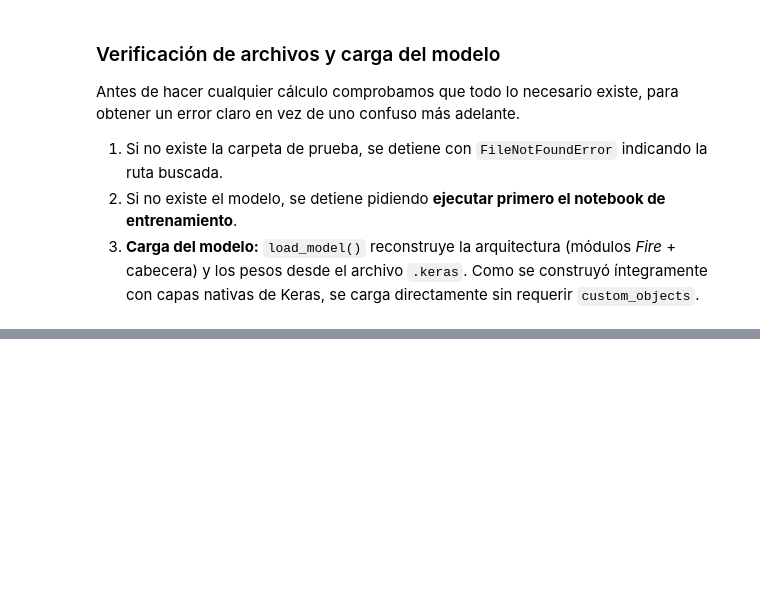
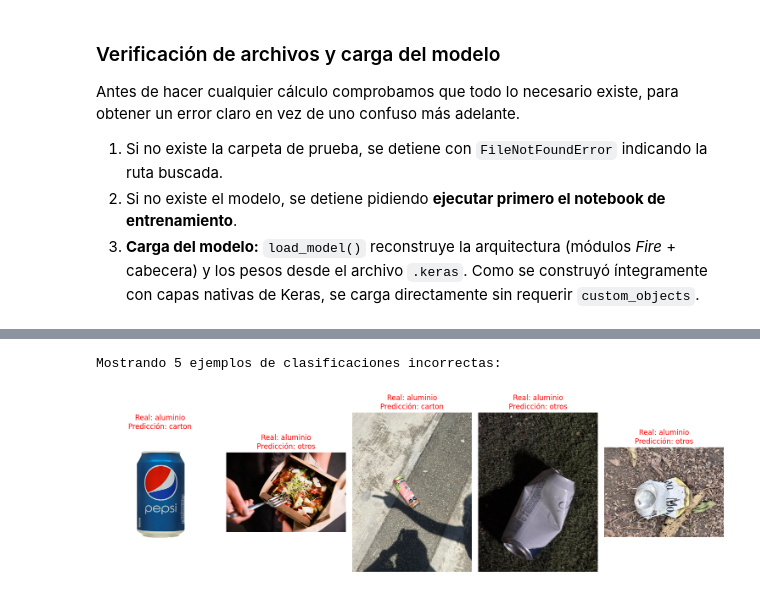
Before and after one commit to LordAguaKate/EntrenamientoIA, a Jupyter notebook: notebooks/SqueezeNet/evaluacion_SqueezeNet.ipynb, the cells around one changed output, grey strips where cells are left out. Cells and saved outputs as stored; diff of their text form; code cells hidden in the pictures; blank space fills up the shorter version.

```diff
--- a/notebooks/SqueezeNet/evaluacion_SqueezeNet.ipynb
+++ b/notebooks/SqueezeNet/evaluacion_SqueezeNet.ipynb
@@ -87,0 +232,6 @@ InternalError: cudaSetDevice() on GPU:0 failed. Status: CUDA-capable device(s) i
+# %%
+# Buscamos dónde la predicción no coincide con la realidad
+errors = np.where(y_pred != y_true)[0]
+
+print(f"\nTotal de errores encontrados: {len(errors)} de {len(y_true)} imágenes reales.")
+print(f"   Precisión Global (Accuracy): {1 - len(errors)/len(y_true):.2%}")
@@ -87,0 +250,32 @@ InternalError: cudaSetDevice() on GPU:0 failed. Status: CUDA-capable device(s) i
+# %%
+# Extraemos las rutas de los archivos reales y los nombres de las clases
+filepaths = test_gen.filepaths
+class_names = list(test_gen.class_indices.keys())
+
+# Cuántos errores queremos ver en pantalla (máximo 5 para no saturar)
+num_errores_a_mostrar = min(5, len(errors))
+
+if num_errores_a_mostrar > 0:
+    print(f"\nMostrando {num_errores_a_mostrar} ejemplos de clasificaciones incorrectas:")
+    plt.figure(figsize=(15, 5))
+
+    for i in range(num_errores_a_mostrar):
+        idx = errors[i]
+        img_path = filepaths[idx]
+
+        etiqueta_real = class_names[y_true[idx]]
+        etiqueta_predicha = class_names[y_pred[idx]]
+
+        img = mpimg.imread(img_path)
+        plt.subplot(1, num_errores_a_mostrar, i + 1)
+        plt.imshow(img)
+        plt.title(f"Real: {etiqueta_real}\nPredicción: {etiqueta_predicha}", color='red')
+        plt.axis('off')
+
+    plt.tight_layout()
+    plt.show()
+else:
+    print("¡Excelente trabajo! El modelo no cometió ningún error en el set de pruebas.")
+# %% [output]
+Mostrando 5 ejemplos de clasificaciones incorrectas:
+[figure, added]
```
Also changed, not shown: parts of 15 cells of this notebook, 1 other file.
